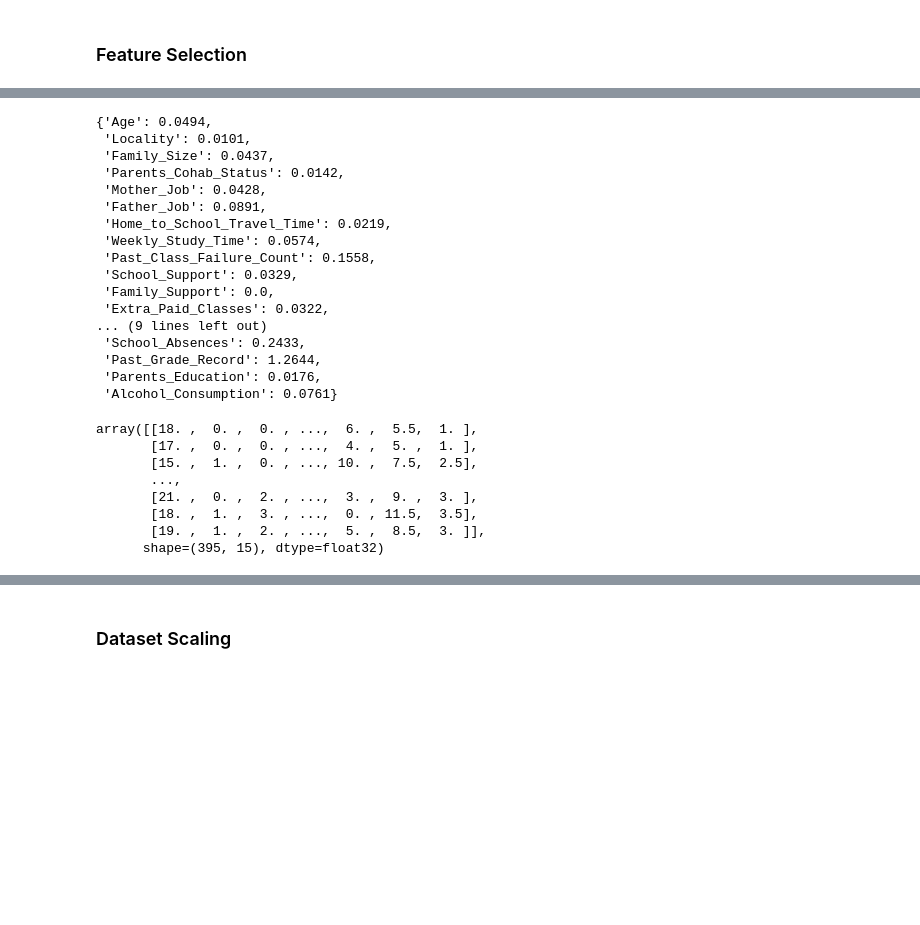
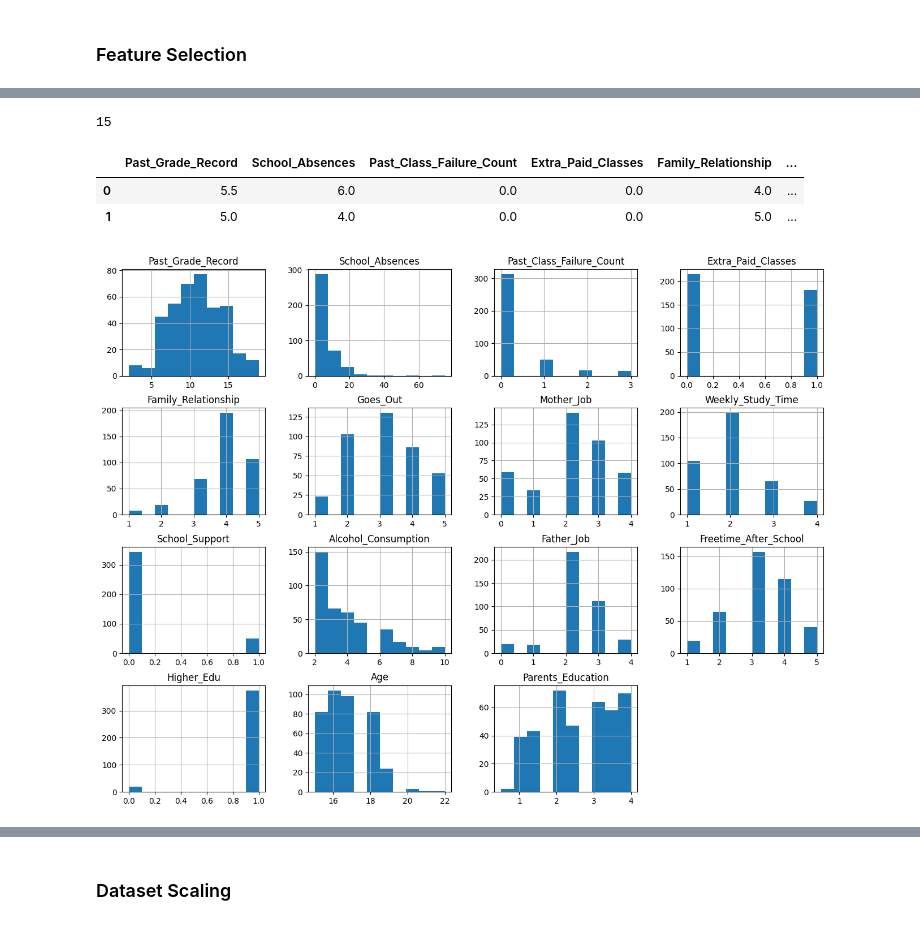
Before and after one commit to Ajinkya-18/Student_Performance_Prediction, a Jupyter notebook: notebooks/Performance_Predictor.ipynb, the cells around one changed output, grey strips where cells are left out. Saved outputs shown, nothing was run; the diff lists cells and outputs as text; code cells hidden in the pictures; blank space fills up the shorter version.

```diff
--- a/notebooks/Performance_Predictor.ipynb
+++ b/notebooks/Performance_Predictor.ipynb
@@ -40,5 +35,3 @@ df.drop(['Guardian', 'Gender'], axis=1, inplace=True)
-# %%
-df.drop(['Reason_School_Choice'], axis=1, inplace=True)
 # %%
 # natural order in values
 ord_cols = ['Parents_Cohab_Status', 'Family_Size', 'Attended_Kindergarten', 'Extra_Curr_Activities',
@@ -59,5 +49,3 @@ df[ord_cols] = ord_enc_cols
-# %%
-df = df.astype(np.float32)
 # %%
 df.head()
 # %% [output]
@@ -122,31 +106,24 @@ for col, score in zip(X.columns, k_best.scores_):
 # %%
-feature_scores
+feature_scores = dict(sorted(feature_scores.items(), key=lambda item: item[1], reverse=True))
-# %% [output]
-{'Age': 0.0494,
- 'Locality': 0.0101,
- 'Family_Size': 0.0437,
- 'Parents_Cohab_Status': 0.0142,
- 'Mother_Job': 0.0428,
- 'Father_Job': 0.0891,
- 'Home_to_School_Travel_Time': 0.0219,
- 'Weekly_Study_Time': 0.0574,
- 'Past_Class_Failure_Count': 0.1558,
- 'School_Support': 0.0329,
- 'Family_Support': 0.0,
- 'Extra_Paid_Classes': 0.0322,
-... (9 lines left out)
- 'School_Absences': 0.2433,
- 'Past_Grade_Record': 1.2644,
- 'Parents_Education': 0.0176,
- 'Alcohol_Consumption': 0.0761}
+# %%
+selected_features = ['Past_Grade_Record', 'School_Absences', 'Past_Class_Failure_Count', 'Extra_Paid_Classes',
+                     'Family_Relationship',  'Goes_Out', 'Mother_Job', 'Weekly_Study_Time', 'School_Support',
+                     'Alcohol_Consumption', 'Father_Job',  'Freetime_After_School', 'Higher_Edu', 'Age',
+                     'Parents_Education']
+# %%
+len(selected_features)
+# %% [output]
+15
 # %%
-X_k_new
+X_new = df[selected_features]
-# %% [output]
-array([[18. ,  0. ,  0. , ...,  6. ,  5.5,  1. ],
-       [17. ,  0. ,  0. , ...,  4. ,  5. ,  1. ],
-       [15. ,  1. ,  0. , ..., 10. ,  7.5,  2.5],
-       ...,
-       [21. ,  0. ,  2. , ...,  3. ,  9. ,  3. ],
-       [18. ,  1. ,  3. , ...,  0. , 11.5,  3.5],
-       [19. ,  1. ,  2. , ...,  5. ,  8.5,  3. ]],
-      shape=(395, 15), dtype=float32)
+# %%
+X_new.head(2)
+# %% [output]
+|  | Past_Grade_Record | School_Absences | Past_Class_Failure_Count | Extra_Paid_Classes | Family_Relationship | ... |
+| 0 | 5.5 | 6.0 | 0.0 | 0.0 | 4.0 | ... |
+| 1 | 5.0 | 4.0 | 0.0 | 0.0 | 5.0 | ... |
+# %%
+X_new.hist(figsize=(16, 12))
+plt.show()
+# %% [output]
+[figure, added]
```
Also changed, not shown: parts of 26 cells of this notebook, 3 other files.
